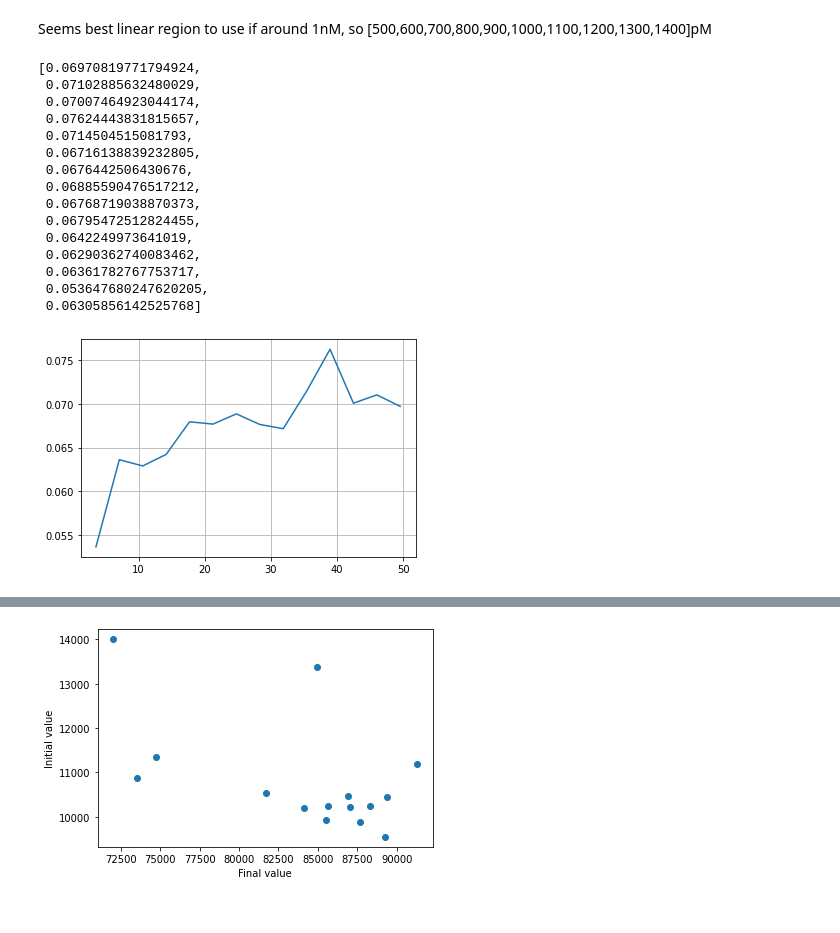
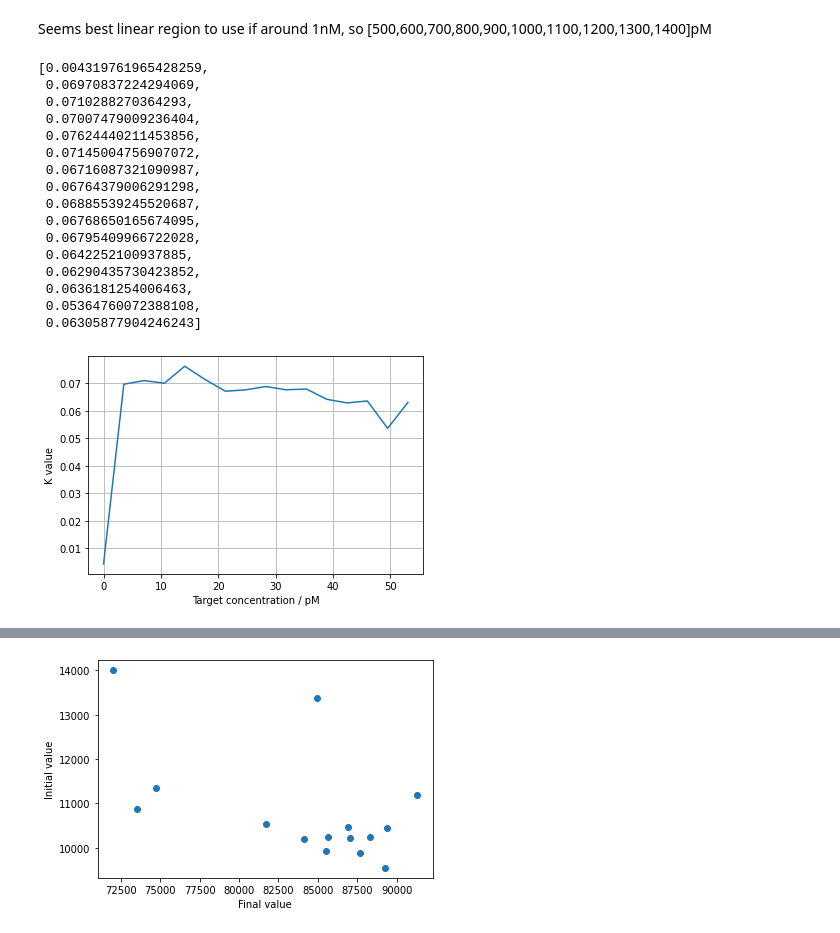
Before and after one commit to brendanhuo/IIB_project, a Jupyter notebook: LoD_analysis.ipynb, the cells around one changed output, grey strips where cells are left out. Cells and saved outputs as stored; diff of their text form; code cells hidden in the pictures.

```diff
--- a/LoD_analysis.ipynb
+++ b/LoD_analysis.ipynb
@@ -436,18 +436,18 @@ def calcKValues(data, func, maxLimit = 20000, normalise = True, plot = False):
   plt.plot(y)
   if func == 'exponential':
     popt, pcov = curve_fit(exponential, t.astype('float64'), y.astype('float64'), p0 = [np.max(y), 0.01, np.min(y)], maxfev=20000)
-    return popt[1]
+    return -popt[1]
 
   if func == 'sigmoid':
     popt, pcov = curve_fit(sigmoid, t.astype('float64'), y.astype('float64'), p0 = [np.max(y), np.median(t), 0.01, np.min(y)], maxfev=20000)
     return popt[2]
 # %%
-def calcKValues(data, func, normalise = True, plot = False):
+def calcKValues(data, func, normalise = True):
 
   y = data
 
   if func == 'exponential':
-    popt, pcov = curve_fit(exponential, t.astype('float64'), y.astype('float64'), p0 = [np.max(y), 0.01, np.min(y)], maxfev=20000)
+    popt, pcov = curve_fit(exponential, t.astype('float64'), y.astype('float64'), p0 = [np.max(y), 0.06, np.min(y)], maxfev=20000)
     peak = popt[0]+popt[2]
     if not normalise:
       return popt[1]
@@ -462,36 +462,39 @@ def calcKValues(data, func, normalise = True, plot = False):
     y = y/peak
 
     if func == 'exponential':
-      popt, pcov = curve_fit(exponential, t.astype('float64'), y.astype('float64'), p0 = [np.max(y), 0.01, np.min(y)], maxfev=20000)
+      popt, pcov = curve_fit(exponential, t.astype('float64'), y.astype('float64'), p0 = [np.max(y), 0.06, np.min(y)], maxfev=20000)
       return popt[1]
 
     if func == 'sigmoid':
       popt, pcov = curve_fit(sigmoid, t.astype('float64'), y.astype('float64'), p0 = [np.max(y), np.median(t), 0.01, np.min(y)], maxfev=20000)
       return popt[2]
+    plt.plot(y)
 # %%
-ks = [calcKValues(mean, 'exponential') for mean in Trip_mean[1:]]
+ks = [calcKValues(mean, 'exponential', normalise = False) for mean in Trip_mean[0:]]
 # %%
 ks
 # %% [output]
-[0.06970819771794924,
- 0.07102885632480029,
- 0.07007464923044174,
- 0.07624443831815657,
- 0.0714504515081793,
- 0.06716138839232805,
- 0.0676442506430676,
- 0.06885590476517212,
- 0.06768719038870373,
- 0.06795472512824455,
- 0.0642249973641019,
- 0.06290362740083462,
- 0.06361782767753717,
- 0.053647680247620205,
- 0.06305856142525768]
+[0.004319761965428259,
+ 0.06970837224294069,
+ 0.0710288270364293,
+ 0.07007479009236404,
+ 0.07624440211453856,
+ 0.07145004756907072,
+ 0.06716087321090987,
+ 0.06764379006291298,
+ 0.06885539245520687,
+ 0.06768650165674095,
+ 0.06795409966722028,
+ 0.0642252100937885,
+ 0.06290435730423852,
+ 0.0636181254006463,
+ 0.05364760072388108,
+ 0.06305877904246243]
 # %%
-plt.plot(concs[1:-1],ks[:-1][::-1])
+plt.plot(concs[:],ks[:][::])
 plt.grid()
 # plt.xscale('log')
+plt.ylabel('K value');plt.xlabel('Target concentration / pM')
 plt.show()
 # %% [output]
-[figure, old version]
+[figure, new version]
```
Also changed, not shown: parts of 13 cells of this notebook, 6 other files.
